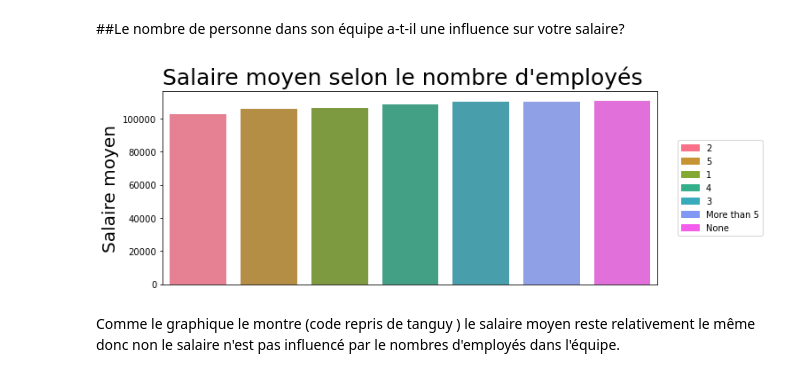
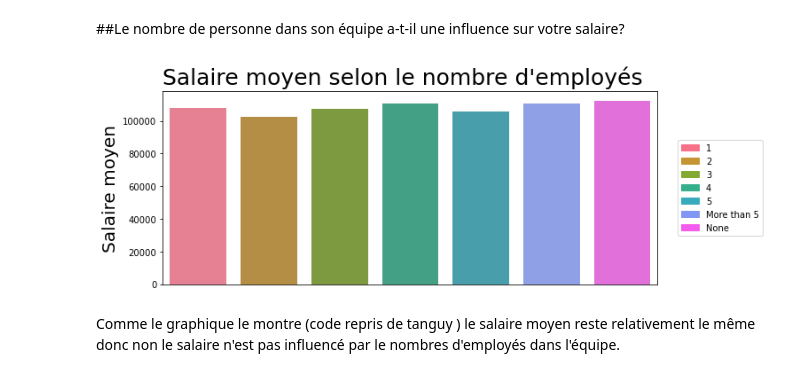
Before and after one commit to fberrabah/TheAmericanDream, a Jupyter notebook: notebook/Career_visualization.ipynb, the cells around one changed output. Saved outputs shown, nothing was run; the diff lists cells and outputs as text; code cells hidden in the pictures.

```diff
--- a/notebook/Career_visualization.ipynb
+++ b/notebook/Career_visualization.ipynb
@@ -164,36 +161,36 @@ Name: SalaryUSD, dtype: float64
 
 # plt.title("Salaire moyen selon le nombre d'employés")
 
-seriesj = data2.groupby('OtherPeopleOnYourTeam').SalaryUSD.mean().sort_values()
+seriesj = data2.groupby('OtherPeopleOnYourTeam').SalaryUSD.mean()
 
 # create a color palette the length of the dataframe
 colors = sns.color_palette('husl', n_colors=len(seriesj.index))
 
 ax=sns.barplot(x=seriesj.index, y=seriesj.values, palette=colors)
 
 fig = plt.gcf()
 # Modifie la taille du graphique
 fig.set_size_inches(10,4)
 # Ajout du titre
 fig.suptitle("Salaire moyen selon le nombre d'employés", fontsize=25)
 # Suppresion du label pour l'axe x et ajout du label pour l'axe y
 plt.xlabel("");
 plt.ylabel("Salaire moyen", fontsize=20, rotation=90)
 # Suppression des ticks de l'abscisse
 ax.tick_params(axis='x',          # changes apply to the x-axis
     which='both',      # both major and minor ticks are affected
     bottom=False,      # ticks along the bottom edge are off
     top=False,         # ticks along the top edge are off
     labelbottom=False)
 
 # create color map with colors and df.names
 cmap = dict(zip(seriesj.index, colors))
 # create the rectangles for the legend
 patches = [Patch(color=v, label=k) for k, v in cmap.items()]
 # add the legend
 plt.legend(handles=patches, bbox_to_anchor=(1.04, 0.5), loc='center left', borderaxespad=0);
 # %% [output]
-[figure, old version]
+[figure, new version]
 # %% [markdown]
 Comme le graphique le montre (code repris de tanguy ) le salaire moyen reste relativement le même donc non le salaire n'est pas influencé par le nombres d'employés dans l'équipe.
 # %% [markdown]
```
Also changed, not shown: parts of 11 cells of this notebook, 1 other file.
